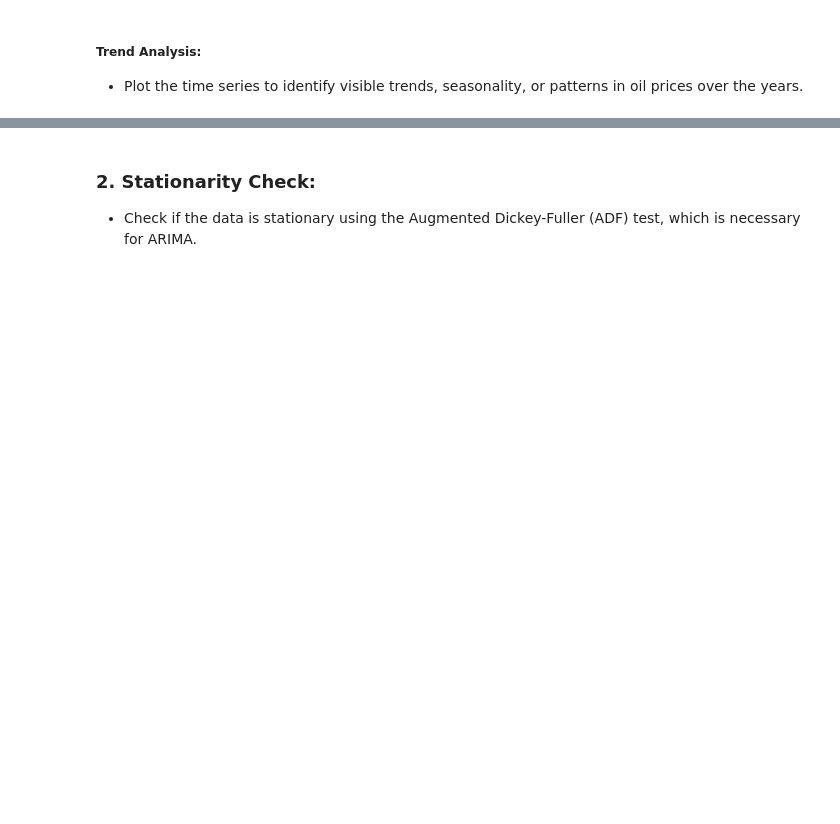
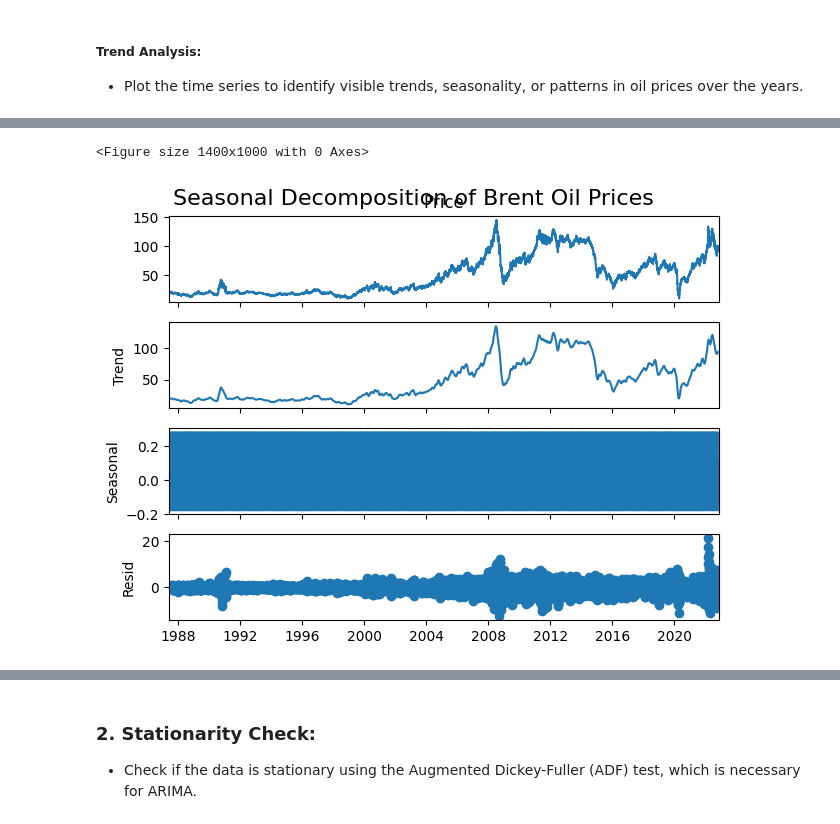
Before and after one commit to getahunTiruneh/Brent-Oil-Impact-Analysis-and-Price-Forecasting, a Jupyter notebook: notebooks/oil_price_EDA.ipynb, the cells around one changed output, grey strips where cells are left out. Cells and saved outputs as stored; diff of their text form; code cells hidden in the pictures; blank space fills up the shorter version.

```diff
--- a/notebooks/oil_price_EDA.ipynb
+++ b/notebooks/oil_price_EDA.ipynb
@@ -17,4 +20,4 @@ warnings.filterwarnings('ignore')
 # %%
 # Load Data
 file_path = '../data/BrentOilPrices.csv'
-data = pd.read_csv(file_path)
+processor = BrentOilPricesEDA(file_path=file_path)
@@ -36,0 +24,3 @@ data
+# %%
+data = processor.load_data()
+data
@@ -83,0 +84,3 @@ plt.show()
+# %%
+processor.seasonal_decomposition()
+# %% [output]
@@ -83,0 +88,2 @@ plt.show()
+<Figure size 1400x1000 with 0 Axes>
+[figure, added]
```
Also changed, not shown: parts of 19 cells of this notebook, 1 other file.
